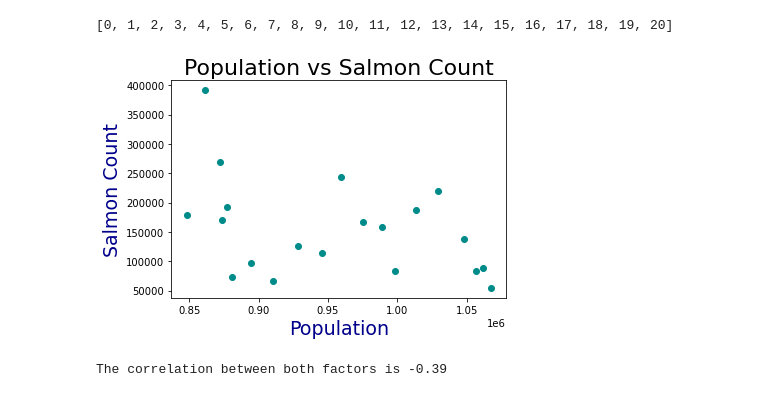
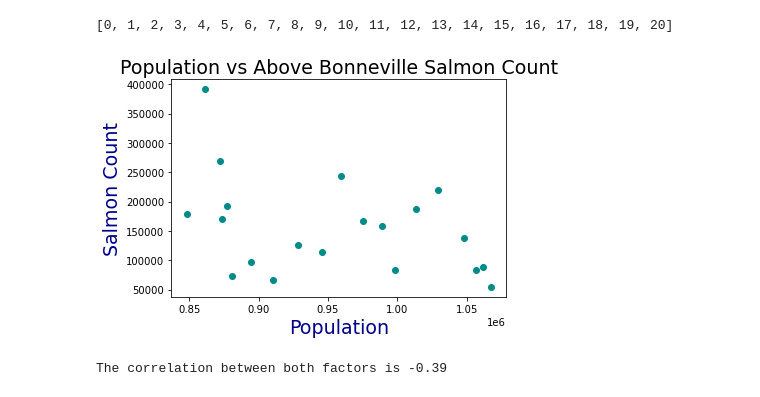
Before and after one commit to jayhjman/bootcamp-project1, a Jupyter notebook: Population_data.ipynb, the cells around one changed output. Drawn from its saved outputs; the diff is of its cells as text; code cells hidden in the pictures.

```diff
--- a/Population_data.ipynb
+++ b/Population_data.ipynb
@@ -352,13 +351,13 @@ bonneville_salmon_df.index.tolist()
 bonneville_salmon_df = bonneville_salmon_df.drop([bonneville_salmon_df.index[20]])
 # %%
 # plt.figure(figsize = (9,7))
-plt.title('Population vs Salmon Count', size = 22)
+plt.title('Population vs Above Bonneville Salmon Count', size = 19)
 plt.xlabel('Population',size= 19,  color= "darkblue")
 plt.ylabel('Salmon Count', size= 19,  color= "darkblue")
 plt.scatter(complete_census_df["Total"], bonneville_salmon_df["Chinook"], color= "darkcyan")
 
-plt.savefig("Annual_Images/Population vs Bonneville Salmon Count")
+plt.savefig("Annual_Images/Population vs Above Bonneville Salmon Count")
 plt.show()
 # %% [output]
-[figure, old version]
+[figure, new version]
 # %%
```
Also changed, not shown: parts of 8 cells of this notebook, 3 other files.
